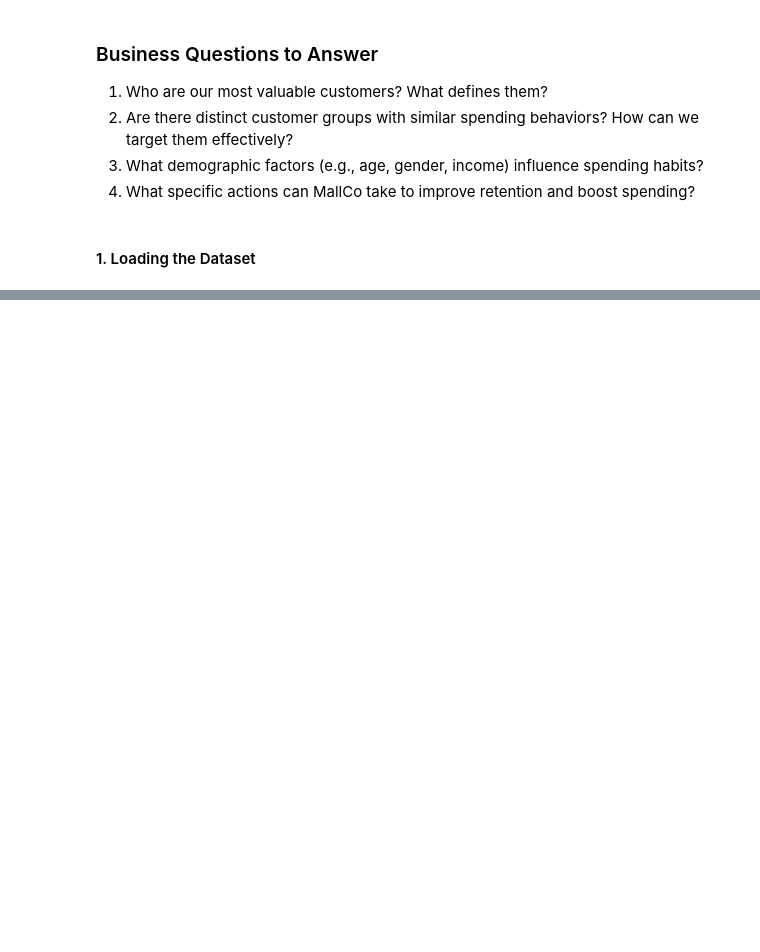
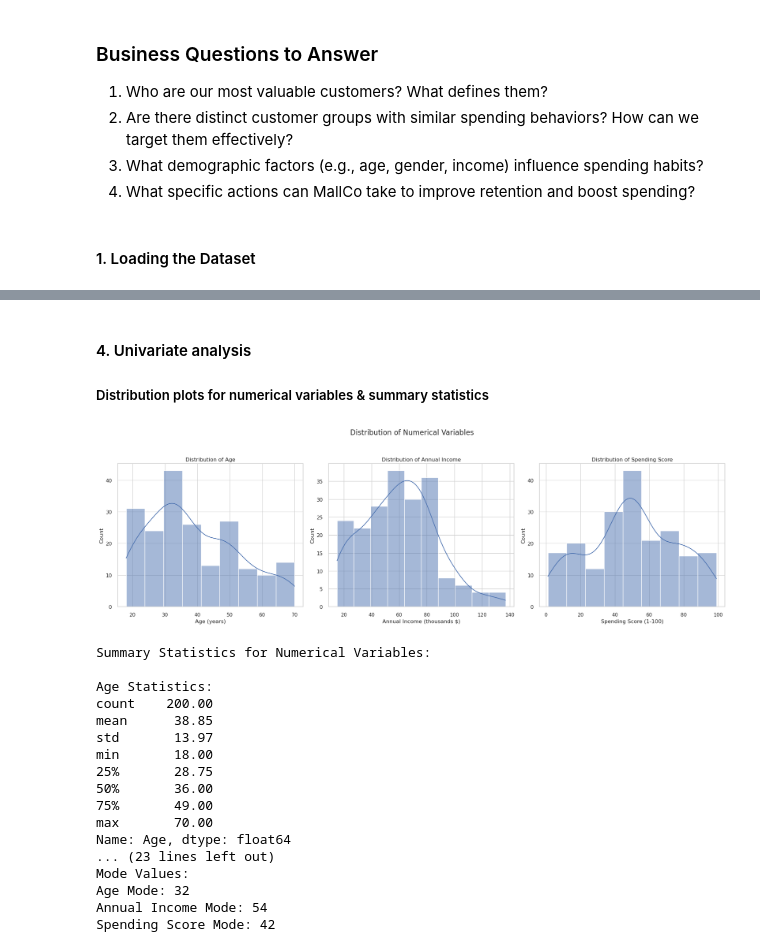
Before and after one commit to zey-2/sctp-dsai-1.3-coaching, a Jupyter notebook: notebook/1.3-coaching-assignment.ipynb, the cells around one changed output, grey strips where cells are left out. Drawn from its saved outputs; the diff is of its cells as text; code cells hidden in the pictures; blank space fills up the shorter version.

```diff
--- a/notebook/1.3-coaching-assignment.ipynb
+++ b/notebook/1.3-coaching-assignment.ipynb
@@ -183,0 +145,67 @@ Age Group (Custom)
+# %% [markdown]
+#### 4. Univariate analysis
+
+##### Distribution plots for numerical variables & summary statistics
+# %%
+# Set up the plotting style
+sns.set_style("whitegrid")
+sns.set_context("notebook")
+
+# 1. Distribution Plots for Numerical Variables
+fig, axes = plt.subplots(1, 3, figsize=(20, 6))
+fig.suptitle('Distribution of Numerical Variables', fontsize=16, y=1.05)
+
+# Age Distribution
+sns.histplot(data=data, x='Age', kde=True, ax=axes[0])
+axes[0].set_title('Distribution of Age')
+axes[0].set_xlabel('Age (years)')
+axes[0].set_ylabel('Count')
+
+# Annual Income Distribution
+sns.histplot(data=data, x='Annual Income (k$)', kde=True, ax=axes[1])
+axes[1].set_title('Distribution of Annual Income')
+axes[1].set_xlabel('Annual Income (thousands $)')
+axes[1].set_ylabel('Count')
+
+# Spending Score Distribution
+sns.histplot(data=data, x='Spending Score (1-100)', kde=True, ax=axes[2])
+axes[2].set_title('Distribution of Spending Score')
+axes[2].set_xlabel('Spending Score (1-100)')
+axes[2].set_ylabel('Count')
+
+plt.tight_layout()
+plt.show()
+
+# Print summary statistics for numerical variables
+print("\nSummary Statistics for Numerical Variables:")
+print("\nAge Statistics:")
+print(data['Age'].describe().round(2))
+print("\nAnnual Income Statistics:")
+print(data['Annual Income (k$)'].describe().round(2))
+print("\nSpending Score Statistics:")
+print(data['Spending Score (1-100)'].describe().round(2))
+
+# Print mode for each numerical variable
+print("\nMode Values:")
+print("Age Mode:", data['Age'].mode().values[0])
+print("Annual Income Mode:", data['Annual Income (k$)'].mode().values[0])
+print("Spending Score Mode:", data['Spending Score (1-100)'].mode().values[0])
+# %% [output]
+[figure, added]
+Summary Statistics for Numerical Variables:
+
+Age Statistics:
+count    200.00
+mean      38.85
+std       13.97
+min       18.00
+25%       28.75
+50%       36.00
+75%       49.00
+max       70.00
+Name: Age, dtype: float64
+... (23 lines left out)
+Mode Values:
+Age Mode: 32
+Annual Income Mode: 54
+Spending Score Mode: 42
```
Also changed, not shown: parts of 26 cells of this notebook.
